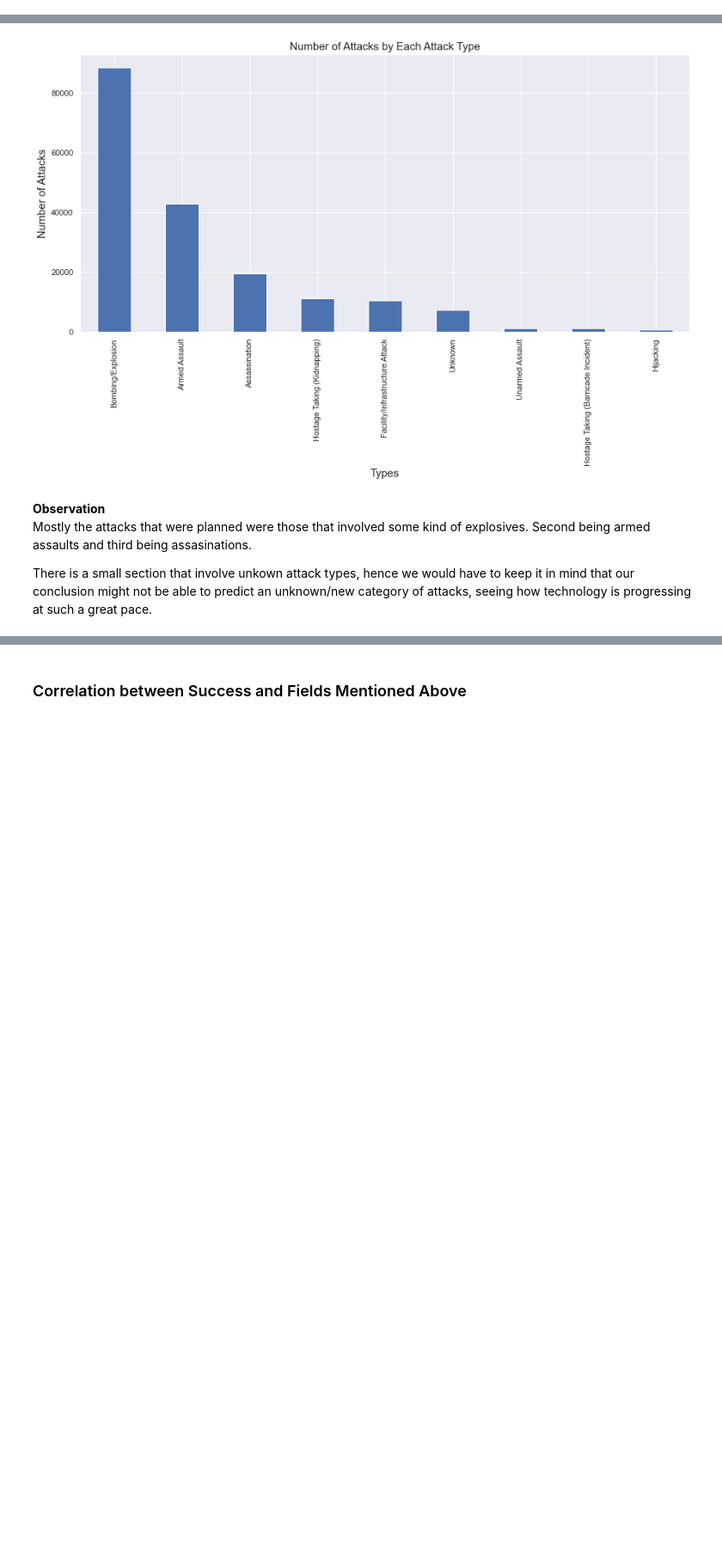
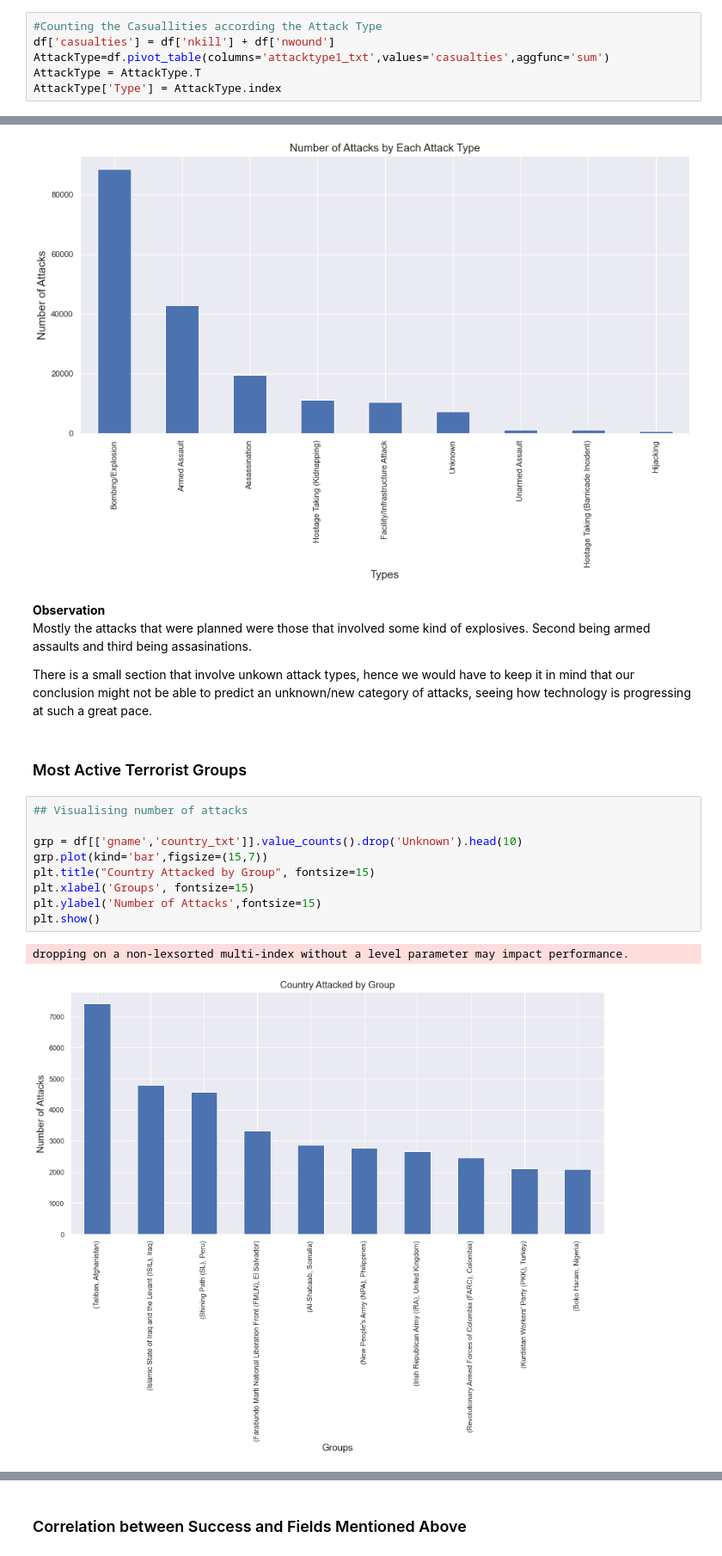
Before and after one commit to nghochi123/sc1015_project, a Jupyter notebook: Data_analysis.ipynb, the cells around one changed output, grey strips where cells are left out. Shown at 86% size. Cells and saved outputs as stored; diff of their text form; blank space fills up the shorter version.

```diff
--- a/Data_analysis.ipynb
+++ b/Data_analysis.ipynb
@@ -142,0 +159,6 @@ Let's now also find out if the number of attacks is strongly correlated to the n
+# %%
+#Counting the Casuallities according the Attack Type
+df['casualties'] = df['nkill'] + df['nwound']
+AttackType=df.pivot_table(columns='attacktype1_txt',values='casualties',aggfunc='sum')
+AttackType = AttackType.T
+AttackType['Type'] = AttackType.index
@@ -245,3 +267,17 @@ plt.show()
 Mostly the attacks that were planned were those that involved some kind of explosives. Second being armed assaults and third being assasinations.
 
 There is a small section that involve unkown attack types, hence we would have to keep it in mind that our conclusion might not be able to predict an unknown/new category of attacks, seeing how technology is progressing at such a great pace.
+# %% [markdown]
+### Most Active Terrorist Groups
+# %%
+## Visualising number of attacks
+
+grp = df[['gname','country_txt']].value_counts().drop('Unknown').head(10)
+grp.plot(kind='bar',figsize=(15,7))
+plt.title("Country Attacked by Group", fontsize=15)
+plt.xlabel('Groups', fontsize=15)
+plt.ylabel('Number of Attacks',fontsize=15)
+plt.show()
+# %% [output]
+dropping on a non-lexsorted multi-index without a level parameter may impact performance.
+[figure, added]
```
Also changed, not shown: parts of 15 cells of this notebook.
